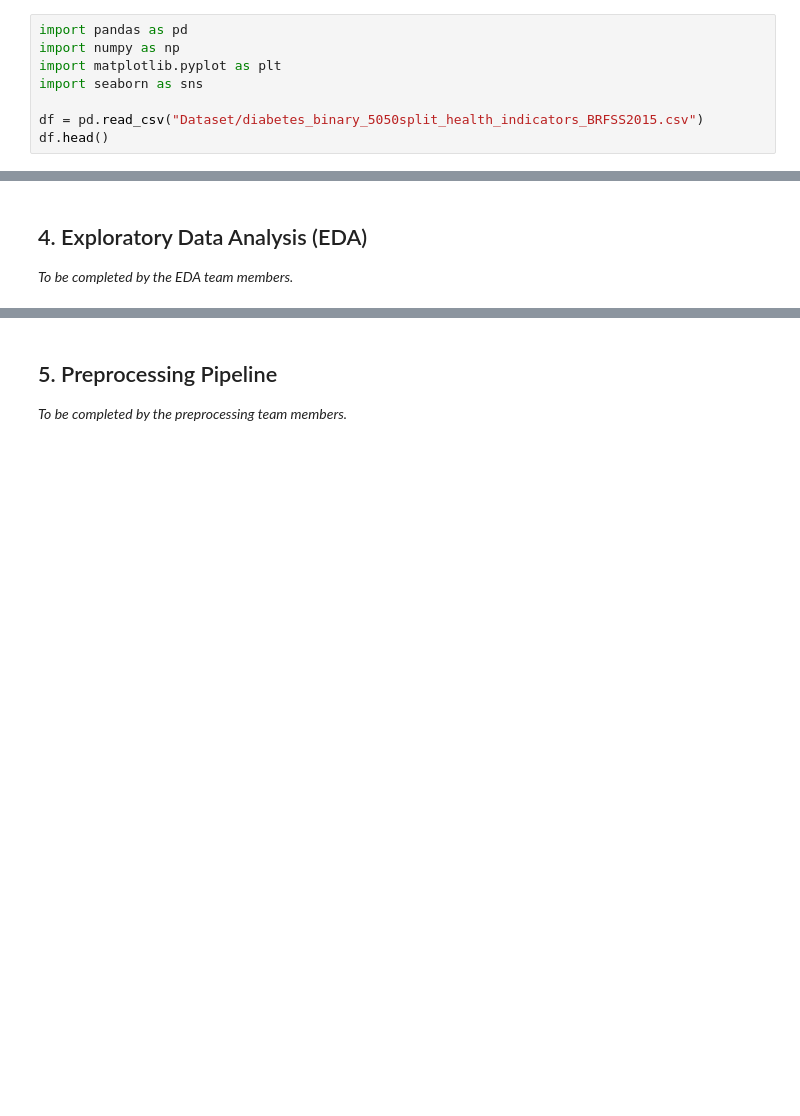
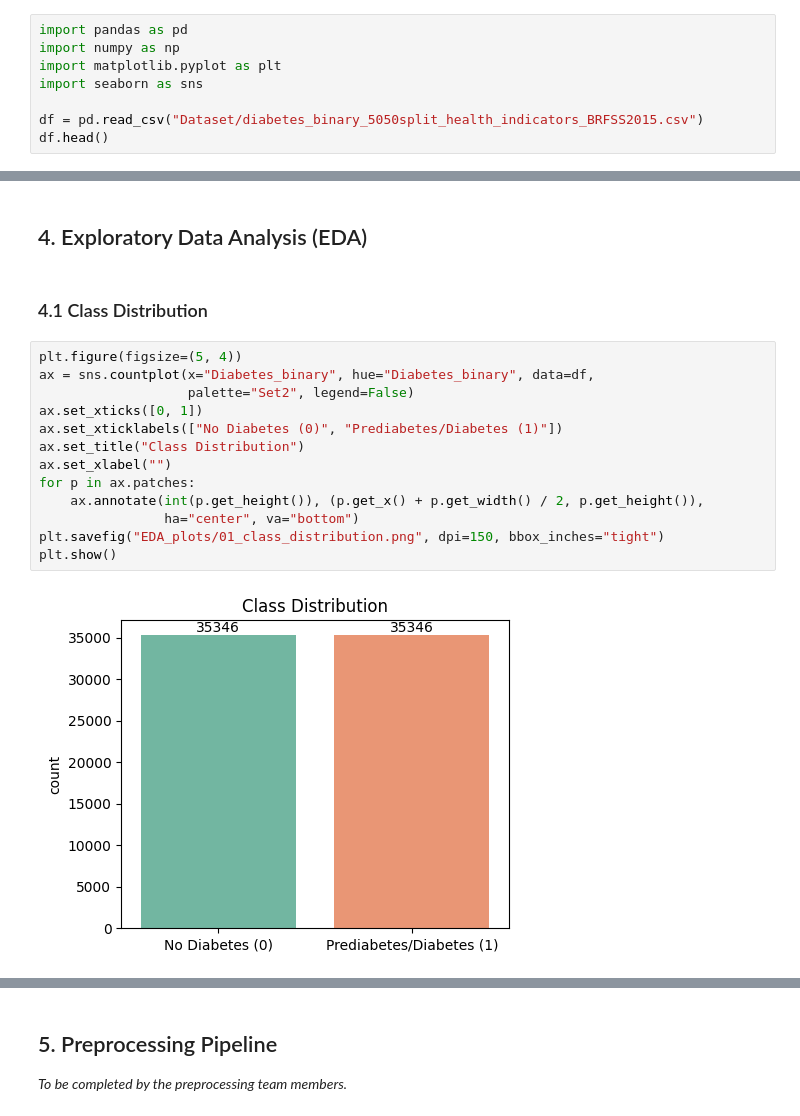
Before and after one commit to DeemaAlhudaithi/SW485-Project-Group3, a Jupyter notebook: Phase1_Data_Exploration.ipynb, the cells around one changed output, grey strips where cells are left out. Cells and saved outputs as stored; diff of their text form; blank space fills up the shorter version.

```diff
--- a/Phase1_Data_Exploration.ipynb
+++ b/Phase1_Data_Exploration.ipynb
@@ -90,4 +125,19 @@ df.head()
 # %% [markdown]
 ## 4. Exploratory Data Analysis (EDA)
-
-_To be completed by the EDA team members._
+# %% [markdown]
+### 4.1 Class Distribution
+# %%
+plt.figure(figsize=(5, 4))
+ax = sns.countplot(x="Diabetes_binary", hue="Diabetes_binary", data=df,
+                   palette="Set2", legend=False)
+ax.set_xticks([0, 1])
+ax.set_xticklabels(["No Diabetes (0)", "Prediabetes/Diabetes (1)"])
+ax.set_title("Class Distribution")
+ax.set_xlabel("")
+for p in ax.patches:
+    ax.annotate(int(p.get_height()), (p.get_x() + p.get_width() / 2, p.get_height()),
+                ha="center", va="bottom")
+plt.savefig("EDA_plots/01_class_distribution.png", dpi=150, bbox_inches="tight")
+plt.show()
+# %% [output]
+[figure, added]
```
Also changed, not shown: parts of 30 cells of this notebook.
